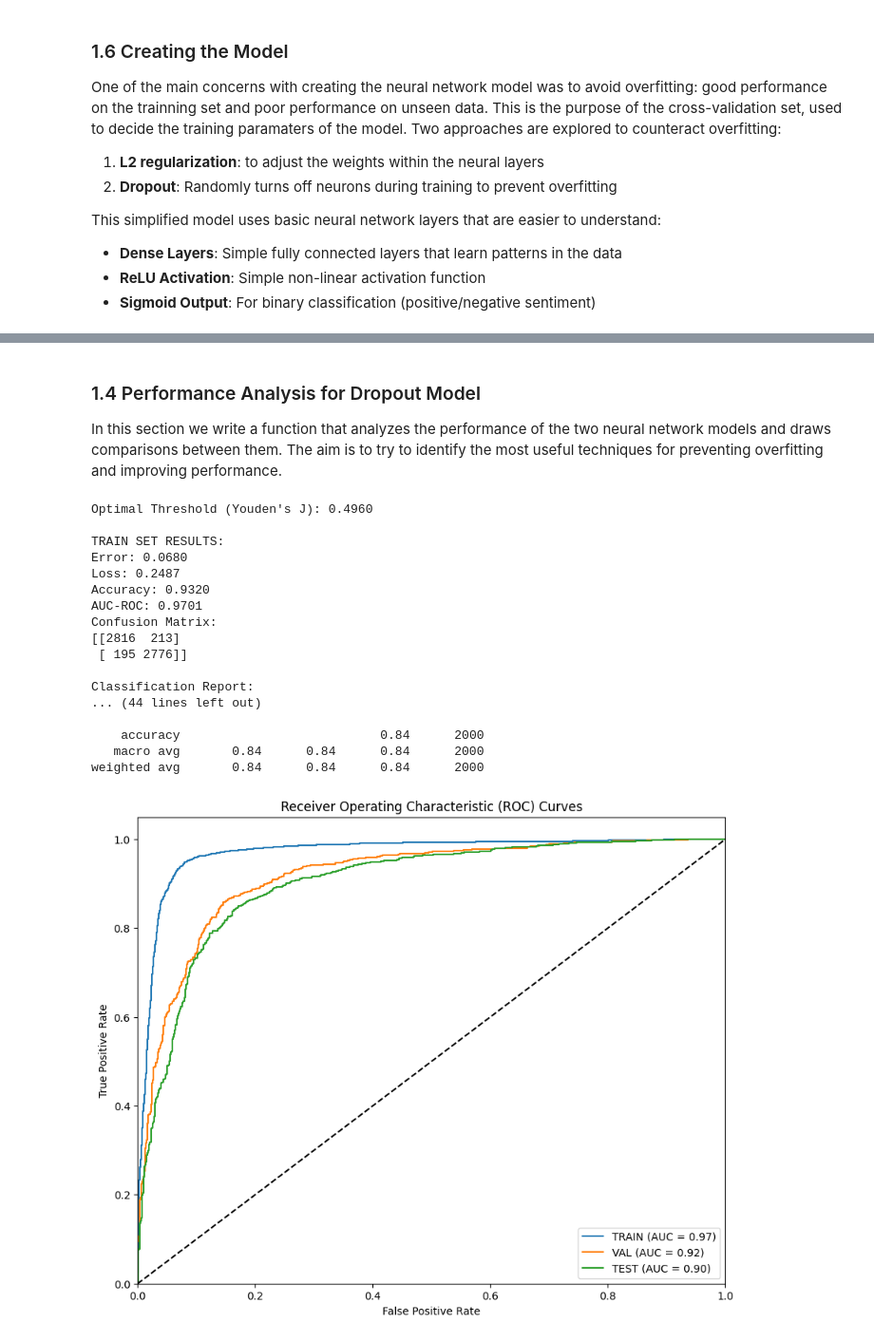
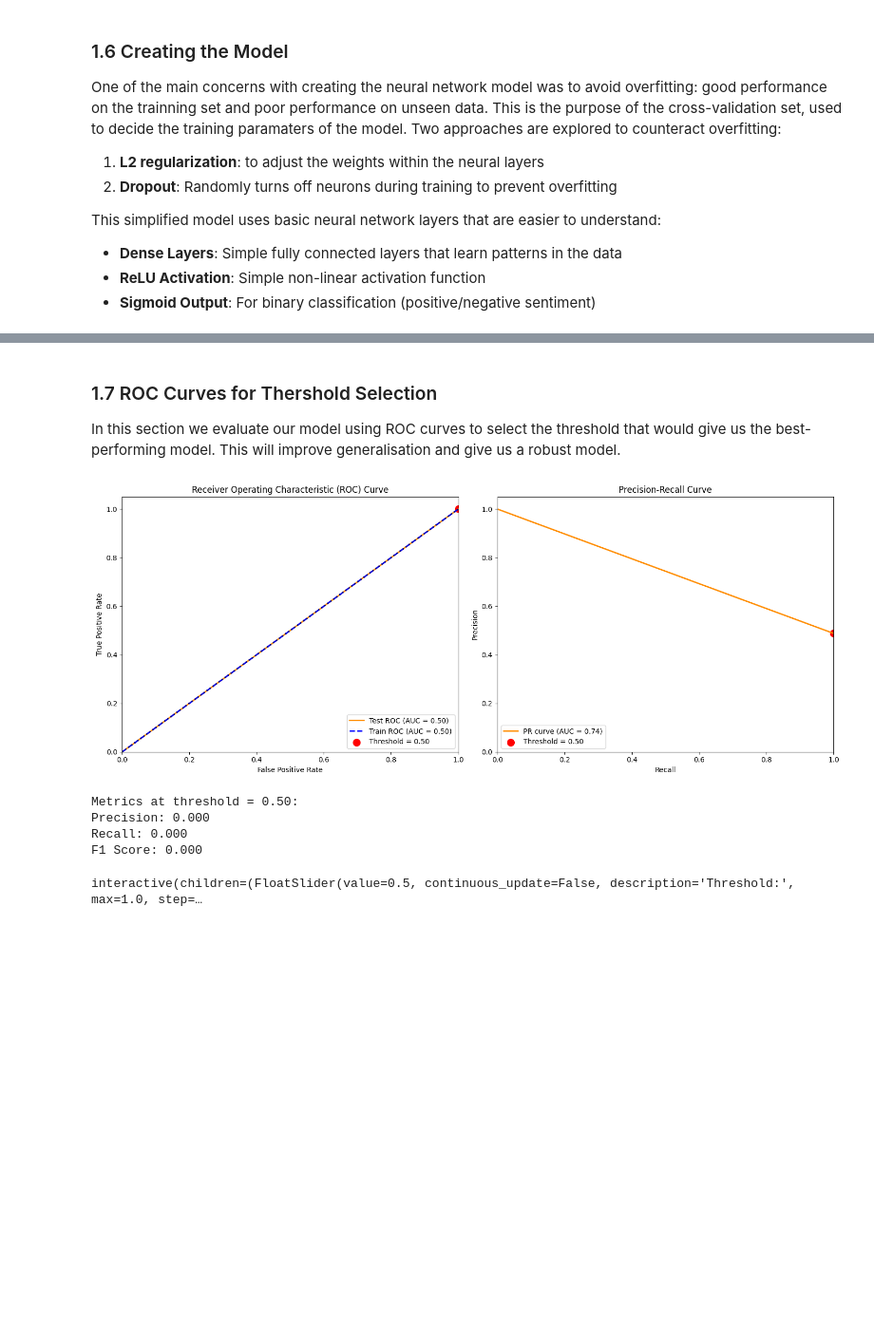
Before and after one commit to vladflorinfilip/Sentiment-Analysis-Classifier, a Jupyter notebook: notebook/data_analysis.ipynb, the cells around one changed output, grey strips where cells are left out. Shown at 95% size. Saved outputs shown, nothing was run; the diff lists cells and outputs as text; code cells hidden in the pictures; blank space fills up the shorter version.

```diff
--- a/notebook/data_analysis.ipynb
+++ b/notebook/data_analysis.ipynb
@@ -710,4 +652,4 @@ model_reg.save(f'../models/model_reg_{timestamp}.h5')
 # %% [markdown]
-### 1.4 Performance Analysis for Dropout Model
-In this section we write a function that analyzes the performance of the two neural network models and draws comparisons between them. The aim is to try to identify the most useful techniques for preventing overfitting and improving performance.
+### 1.7 ROC Curves for Thershold Selection
+In this section we evaluate our model using ROC curves to select the threshold that would give us the best-performing model. This will improve generalisation and give us a robust model.
 # %%
@@ -801,22 +720,32 @@ def evaluate_final_model(final_metrics):
-# %%
-evaluate_final_model(final_metrics_drop)
-# %% [output]
-Optimal Threshold (Youden's J): 0.4960
-
-TRAIN SET RESULTS:
-Error: 0.0680
-Loss: 0.2487
-Accuracy: 0.9320
-AUC-ROC: 0.9701
-Confusion Matrix:
-[[2816  213]
- [ 195 2776]]
-
-Classification Report:
-... (44 lines left out)
-
-    accuracy                           0.84      2000
-   macro avg       0.84      0.84      0.84      2000
-weighted avg       0.84      0.84      0.84      2000
-[figure, removed]
+# %%
+MAX_WORDS = 10000
+MAX_LEN = 100
+EMBEDDING_DIM = 100
+
+df = pd.read_csv("../train_data/reviews.csv")
+texts = [clean_text(text) for text in df['review']]
+y = (df['sentiment'] == 'Positive').astype(int).values
+
+X, tokenizer, sequences = tokenize_texts(texts)
+X = pad_sequences(sequences, maxlen=MAX_LEN, padding='post', truncating='post')
+
+X_train, X_val, X_test, y_train, y_val, y_test = split_data(X, y)
+
+l2_model = create_model_l2(MAX_WORDS, MAX_LEN, EMBEDDING_DIM)
+l2_model.fit(
+    X_train, y_train,
+    epochs=10,
+    batch_size=32,
+    validation_data=(X_val, y_val),
+    verbose=1
+)
+
+plot_interactive_curves(l2_model, X_test, y_test, X_train, y_train)
+# %% [output]
+[figure, added]
+Metrics at threshold = 0.50:
+Precision: 0.000
+Recall: 0.000
+F1 Score: 0.000
+interactive(children=(FloatSlider(value=0.5, continuous_update=False, description='Threshold:', max=1.0, step=…
 # %% [markdown]
```
Also changed, not shown: parts of 12 cells of this notebook, 3 other files.
